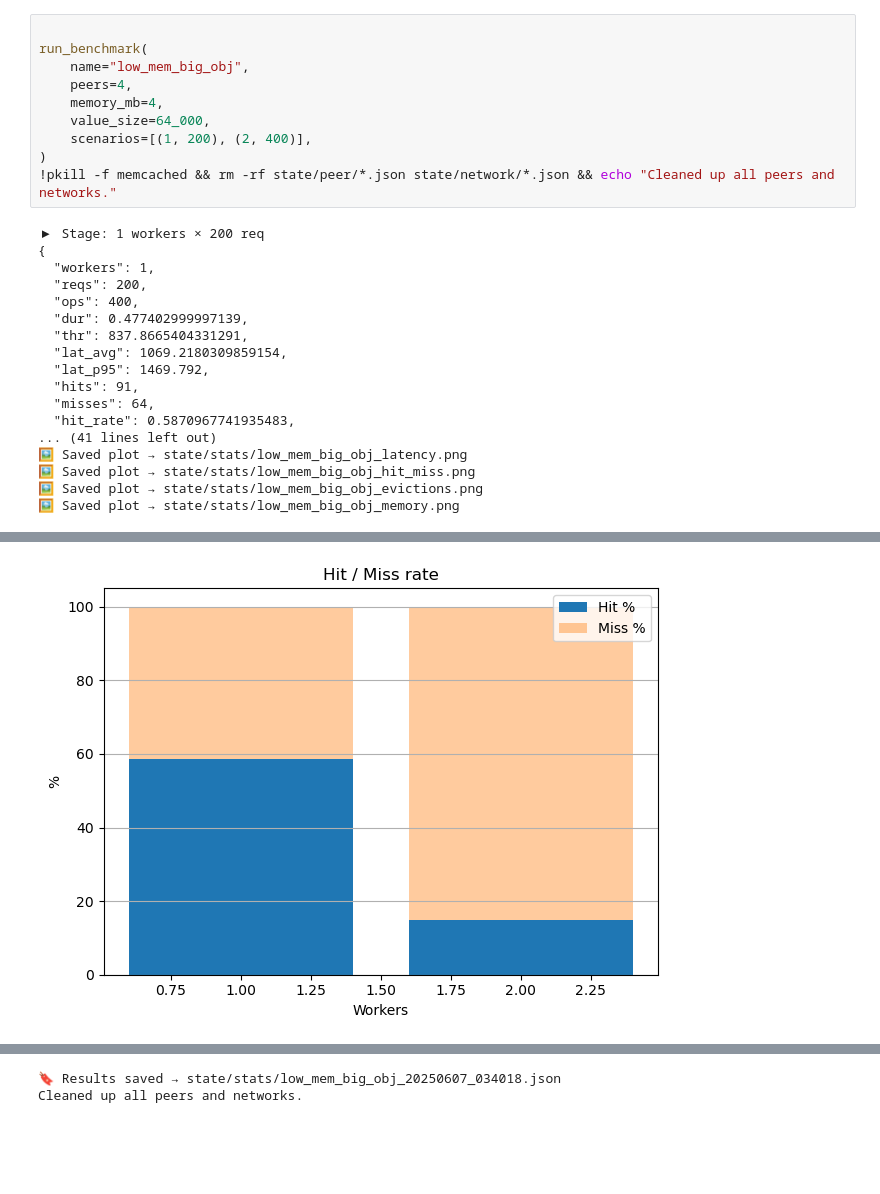
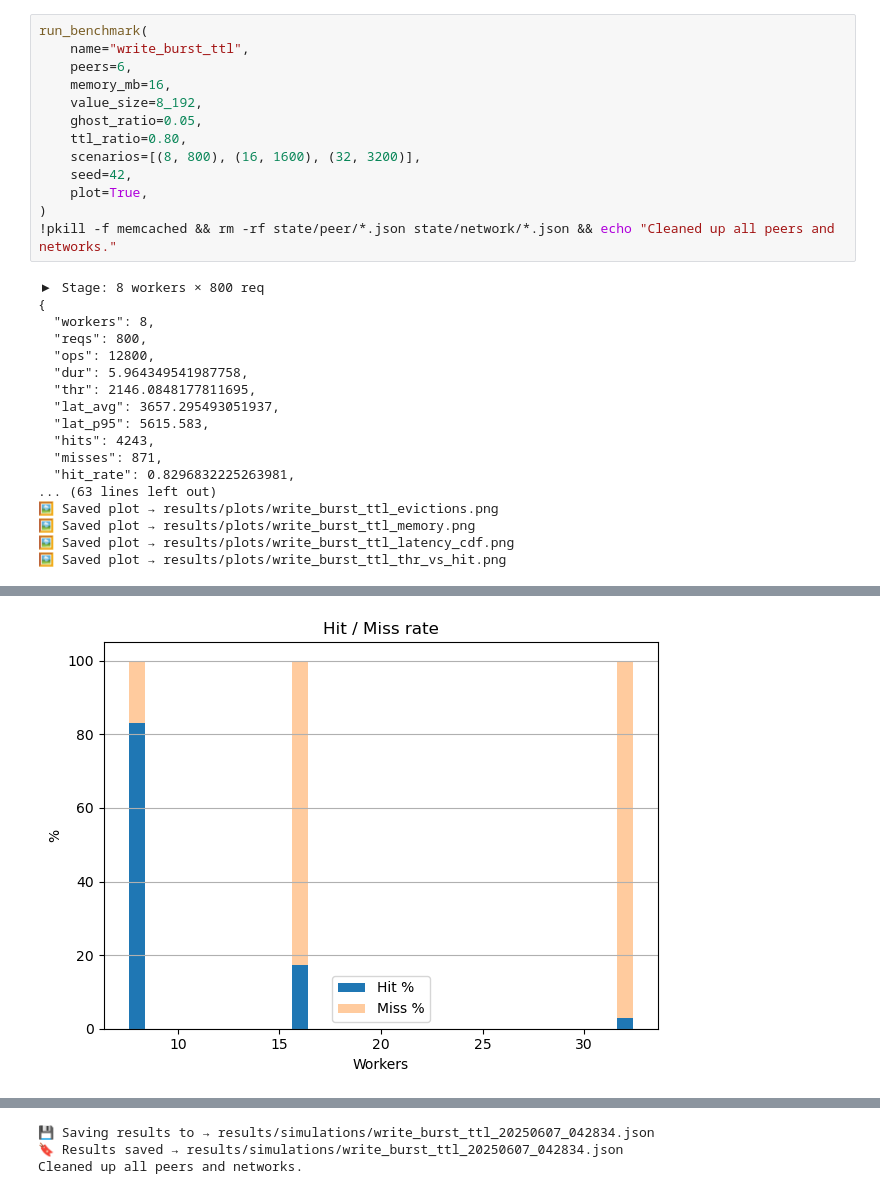
Before and after one commit to priyanshum17/peercache, a Jupyter notebook: testing.ipynb, the cells around one changed output, grey strips where cells are left out. Saved outputs shown, nothing was run; the diff lists cells and outputs as text; blank space fills up the shorter version.

```diff
--- a/testing.ipynb
+++ b/testing.ipynb
@@ -255,28 +142,31 @@ Cleaned up all peers and networks.
 # %%
-
 run_benchmark(
-    name="low_mem_big_obj",
-    peers=4,
-    memory_mb=4,
-    value_size=64_000,
-    scenarios=[(1, 200), (2, 400)],
+    name="write_burst_ttl",
+    peers=6,
+    memory_mb=16,
+    value_size=8_192,
+    ghost_ratio=0.05,
+    ttl_ratio=0.80,
+    scenarios=[(8, 800), (16, 1600), (32, 3200)],
+    seed=42,
+    plot=True,
 )
 !pkill -f memcached && rm -rf state/peer/*.json state/network/*.json && echo "Cleaned up all peers and networks."
 # %% [output]
-▶ Stage: 1 workers × 200 req
+▶ Stage: 8 workers × 800 req
 {
-  "workers": 1,
-  "reqs": 200,
-  "ops": 400,
-  "dur": 0.477402999997139,
-  "thr": 837.8665404331291,
-  "lat_avg": 1069.2180309859154,
-  "lat_p95": 1469.792,
-  "hits": 91,
-  "misses": 64,
-  "hit_rate": 0.5870967741935483,
-... (41 lines left out)
-🖼️ Saved plot → state/stats/low_mem_big_obj_latency.png
-🖼️ Saved plot → state/stats/low_mem_big_obj_hit_miss.png
-🖼️ Saved plot → state/stats/low_mem_big_obj_evictions.png
-🖼️ Saved plot → state/stats/low_mem_big_obj_memory.png
+  "workers": 8,
+  "reqs": 800,
+  "ops": 12800,
+  "dur": 5.964349541987758,
+  "thr": 2146.0848177811695,
+  "lat_avg": 3657.295493051937,
+  "lat_p95": 5615.583,
+  "hits": 4243,
+  "misses": 871,
+  "hit_rate": 0.8296832225263981,
+... (63 lines left out)
+🖼️ Saved plot → results/plots/write_burst_ttl_evictions.png
+🖼️ Saved plot → results/plots/write_burst_ttl_memory.png
+🖼️ Saved plot → results/plots/write_burst_ttl_latency_cdf.png
+🖼️ Saved plot → results/plots/write_burst_ttl_thr_vs_hit.png
@@ -285 +175 @@ run_benchmark(
-[figure, old version]
+[figure, new version]
@@ -288,2 +180,3 @@ run_benchmark(
-🔖 Results saved → state/stats/low_mem_big_obj_20250607_034018.json
+💾 Saving results to → results/simulations/write_burst_ttl_20250607_042834.json
+🔖 Results saved → results/simulations/write_burst_ttl_20250607_042834.json
 Cleaned up all peers and networks.
```
Also changed, not shown: parts of 13 cells of this notebook, 41 other files.
